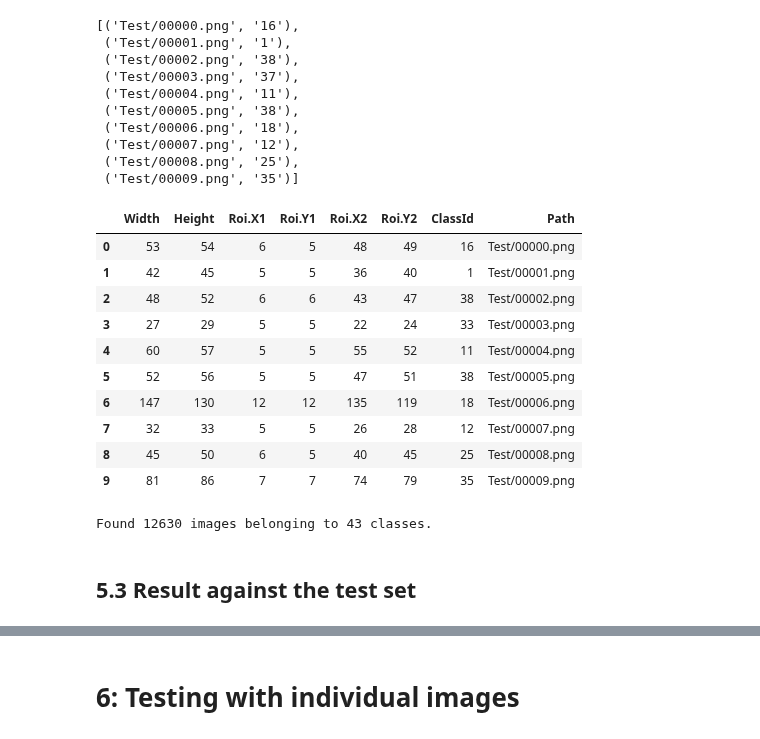
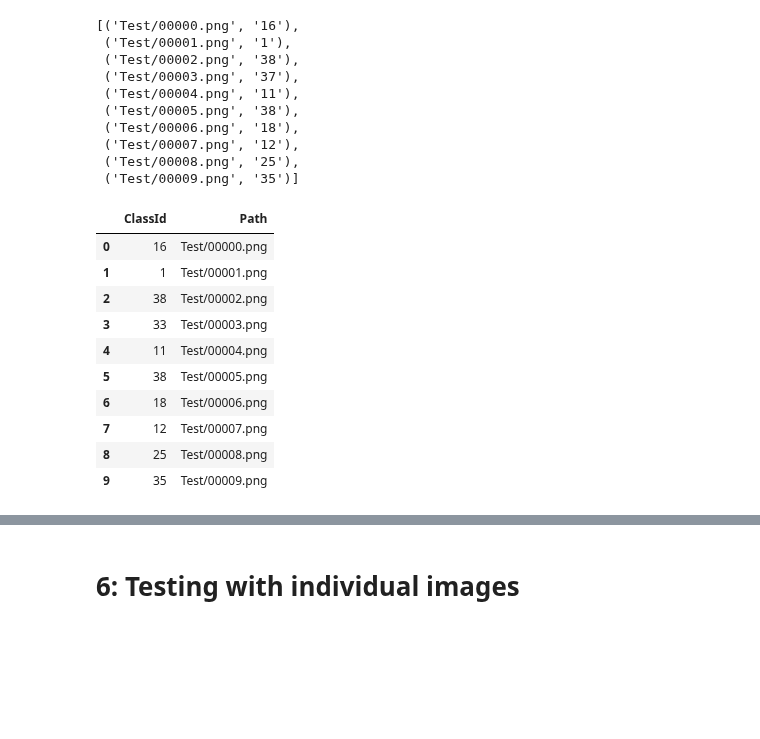
Before and after one commit to IanEspinoso/mock_mr_ganger, a Jupyter notebook: GTRSB - CNN (TensorFlow).ipynb, the cells around one changed output, grey strips where cells are left out. Cells and saved outputs as stored; diff of their text form; code cells hidden in the pictures; blank space fills up the shorter version.

```diff
--- a/GTRSB - CNN (TensorFlow).ipynb
+++ b/GTRSB - CNN (TensorFlow).ipynb
@@ -392,33 +378,16 @@ filenames_to_cls[:10]
  ('Test/00008.png', '25'),
  ('Test/00009.png', '35')]
 # %%
-test_data.head(10)
+test_data[['ClassId','Path']].head(10)
 # %% [output]
-|  | Width | Height | Roi.X1 | Roi.Y1 | Roi.X2 | Roi.Y2 | ClassId | Path |
-| 0 | 53 | 54 | 6 | 5 | 48 | 49 | 16 | Test/00000.png |
-| 1 | 42 | 45 | 5 | 5 | 36 | 40 | 1 | Test/00001.png |
-| 2 | 48 | 52 | 6 | 6 | 43 | 47 | 38 | Test/00002.png |
-| 3 | 27 | 29 | 5 | 5 | 22 | 24 | 33 | Test/00003.png |
-| 4 | 60 | 57 | 5 | 5 | 55 | 52 | 11 | Test/00004.png |
-| 5 | 52 | 56 | 5 | 5 | 47 | 51 | 38 | Test/00005.png |
-| 6 | 147 | 130 | 12 | 12 | 135 | 119 | 18 | Test/00006.png |
-| 7 | 32 | 33 | 5 | 5 | 26 | 28 | 12 | Test/00007.png |
-| 8 | 45 | 50 | 6 | 5 | 40 | 45 | 25 | Test/00008.png |
-| 9 | 81 | 86 | 7 | 7 | 74 | 79 | 35 | Test/00009.png |
+|  | ClassId | Path |
+| 0 | 16 | Test/00000.png |
+| 1 | 1 | Test/00001.png |
+| 2 | 38 | Test/00002.png |
+| 3 | 33 | Test/00003.png |
+| 4 | 11 | Test/00004.png |
+| 5 | 38 | Test/00005.png |
+| 6 | 18 | Test/00006.png |
+| 7 | 12 | Test/00007.png |
+| 8 | 25 | Test/00008.png |
+| 9 | 35 | Test/00009.png |
-# %%
-
-
-test_datagen = ImageDataGenerator(rescale=1./255)
-
-test_generator = test_datagen.flow_from_directory(
-    test_dir,
-    target_size=(30,30),
-    batch_size=32,
-    color_mode='rgb',
-    shuffle=False,
-    seed=42,
-    class_mode='categorical')
-# %% [output]
-Found 12630 images belonging to 43 classes.
-# %% [markdown]
-## 5.3 Result against the test set
```
Also changed, not shown: parts of 18 cells of this notebook.
